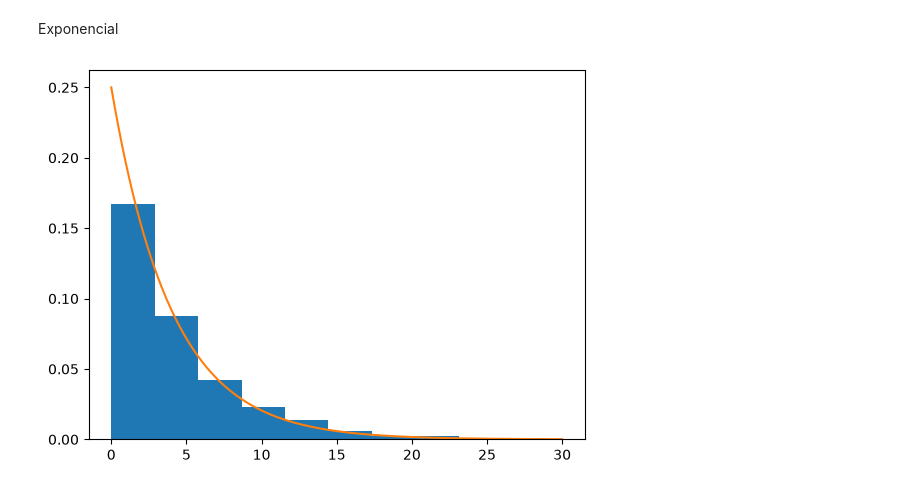
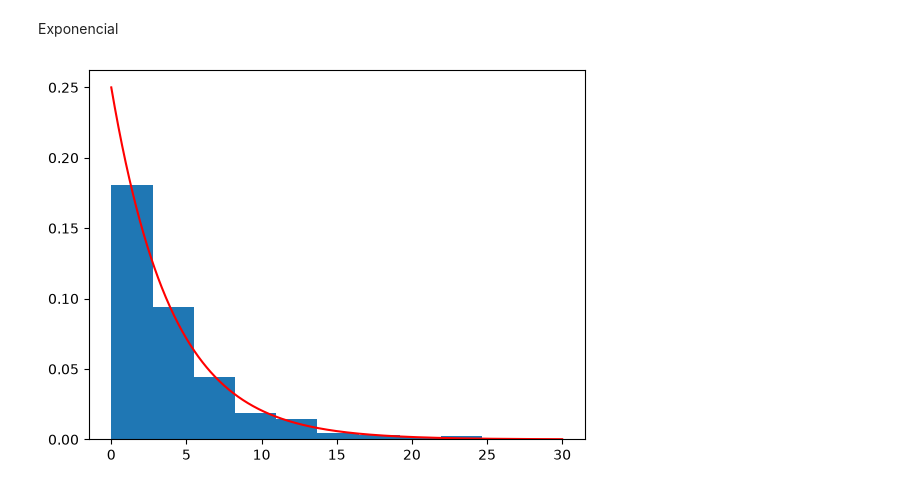
Before and after one commit to SilverPhone784/Prog-Estat, a Jupyter notebook: distribuicoes.ipynb, the cells around one changed output. Cells and saved outputs as stored; diff of their text form; code cells hidden in the pictures.

```diff
--- a/distribuicoes.ipynb
+++ b/distribuicoes.ipynb
@@ -264,22 +265,22 @@ Exponencial
 # %%
 def exponencial(lam, M):
   amostra = []
   for i in range(M):
     x = (-1/lam) * np.log(np.random.uniform())
     amostra.append(x)
 
   return amostra
 
 M = 1000
 lam = 0.25
 
 dados = exponencial(lam, M)
 
 x = np.linspace(0, 30, M)
 y = lam * np.exp(-lam * x)
 
 plt.hist(dados, density=True)
-plt.plot(x, y)
+plt.plot(x, y, color='red')
 plt.show()
 # %% [output]
-[figure, old version]
+[figure, new version]
```
Also changed, not shown: parts of 12 cells of this notebook.
